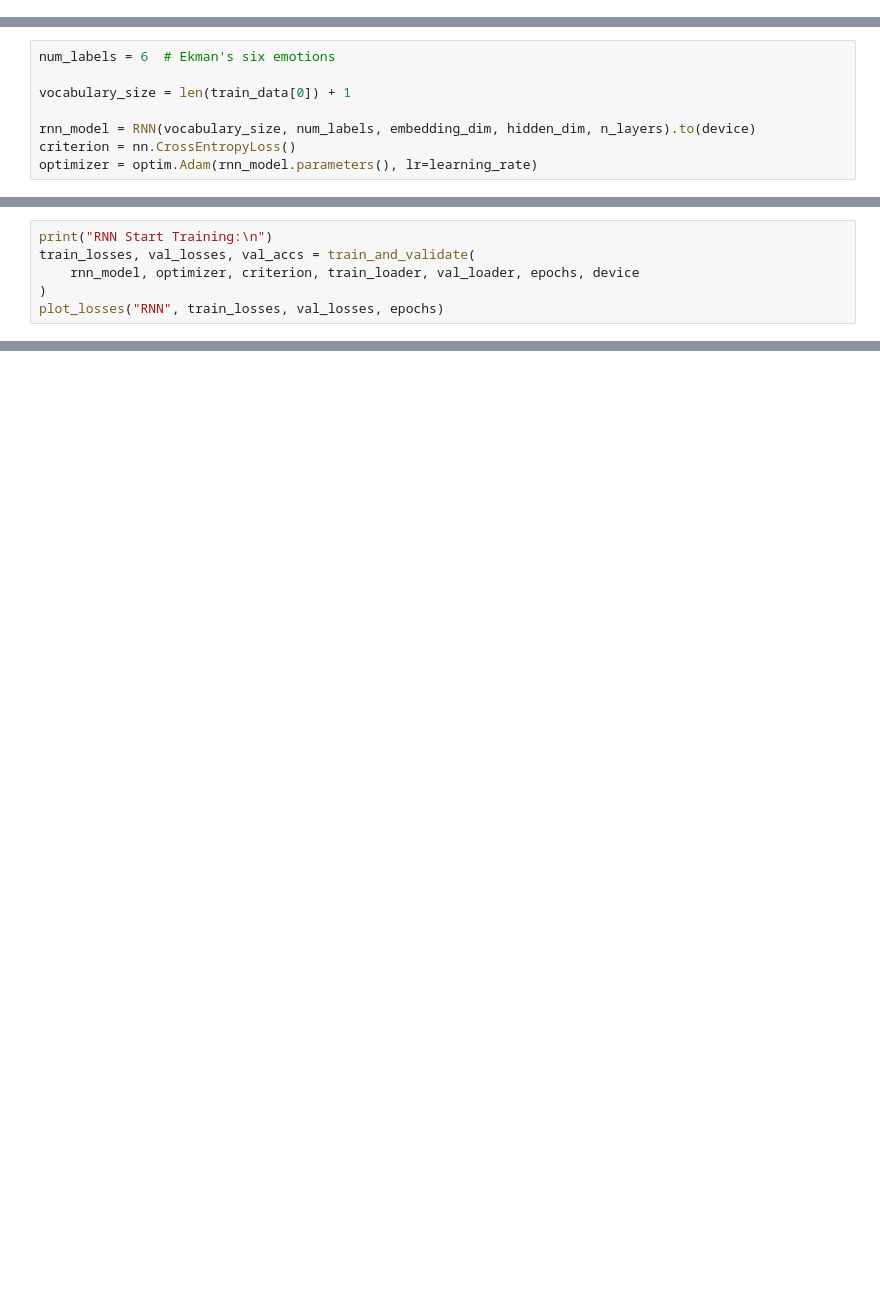
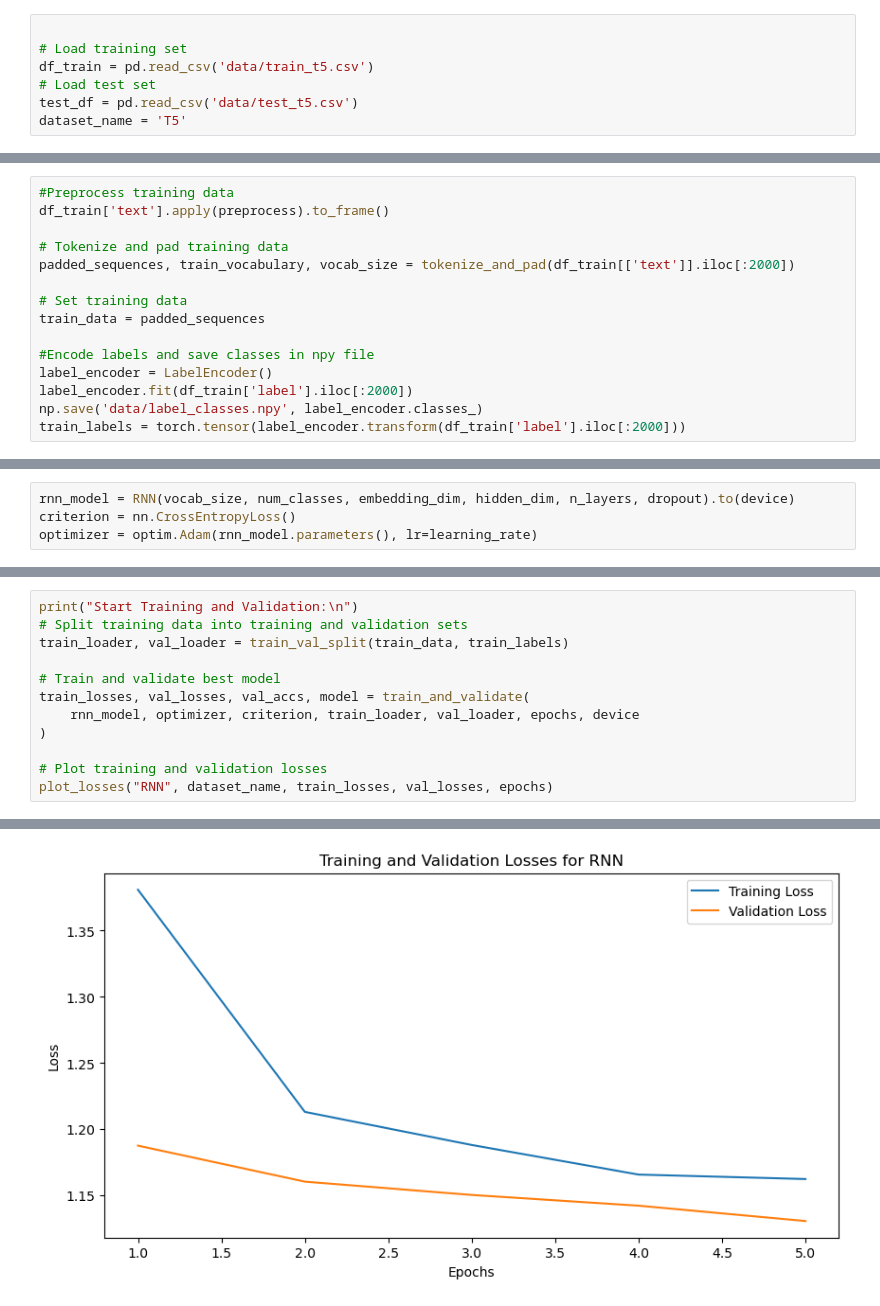
Before and after one commit to SaraHoxha/emotion-detection-txa, a Jupyter notebook: Model Implementation/RNN.ipynb, the cells around one changed output, grey strips where cells are left out. Drawn from its saved outputs; the diff is of its cells as text; blank space fills up the shorter version.

```diff
--- a/Model Implementation/RNN.ipynb
+++ b/Model Implementation/RNN.ipynb
@@ -56,0 +48,7 @@ val_loader = DataLoader(val_dataset, batch_size=batch_size, shuffle=False)
+# %%
+
+# Load training set
+df_train = pd.read_csv('data/train_t5.csv')
+# Load test set
+test_df = pd.read_csv('data/test_t5.csv')
+dataset_name = 'T5'
@@ -56,0 +59,15 @@ val_loader = DataLoader(val_dataset, batch_size=batch_size, shuffle=False)
+# %%
+#Preprocess training data
+df_train['text'].apply(preprocess).to_frame()
+
+# Tokenize and pad training data
+padded_sequences, train_vocabulary, vocab_size = tokenize_and_pad(df_train[['text']].iloc[:2000])
+
+# Set training data
+train_data = padded_sequences
+
+#Encode labels and save classes in npy file
+label_encoder = LabelEncoder()
+label_encoder.fit(df_train['label'].iloc[:2000])
+np.save('data/label_classes.npy', label_encoder.classes_)
+train_labels = torch.tensor(label_encoder.transform(df_train['label'].iloc[:2000]))
@@ -71,8 +120,4 @@ embedding_dim, hidden_dim, n_layers, learning_rate = best_params
 # %%
-num_labels = 6  # Ekman's six emotions
-
-vocabulary_size = len(train_data[0]) + 1
-
-rnn_model = RNN(vocabulary_size, num_labels, embedding_dim, hidden_dim, n_layers).to(device)
+rnn_model = RNN(vocab_size, num_classes, embedding_dim, hidden_dim, n_layers, dropout).to(device)
 criterion = nn.CrossEntropyLoss()
 optimizer = optim.Adam(rnn_model.parameters(), lr=learning_rate)
@@ -79,6 +126,13 @@ optimizer = optim.Adam(rnn_model.parameters(), lr=learning_rate)
 # %%
-print("RNN Start Training:\n")
-train_losses, val_losses, val_accs = train_and_validate(
+print("Start Training and Validation:\n")
+# Split training data into training and validation sets
+train_loader, val_loader = train_val_split(train_data, train_labels)
+
+# Train and validate best model
+train_losses, val_losses, val_accs, model = train_and_validate(
     rnn_model, optimizer, criterion, train_loader, val_loader, epochs, device
 )
-plot_losses("RNN", train_losses, val_losses, epochs)
+
+# Plot training and validation losses
+plot_losses("RNN", dataset_name, train_losses, val_losses, epochs)
+# %% [output]
@@ -84,0 +146 @@ plot_losses("RNN", train_losses, val_losses, epochs)
+[figure, added]
```
Also changed, not shown: parts of 24 cells of this notebook, 3 other files.
